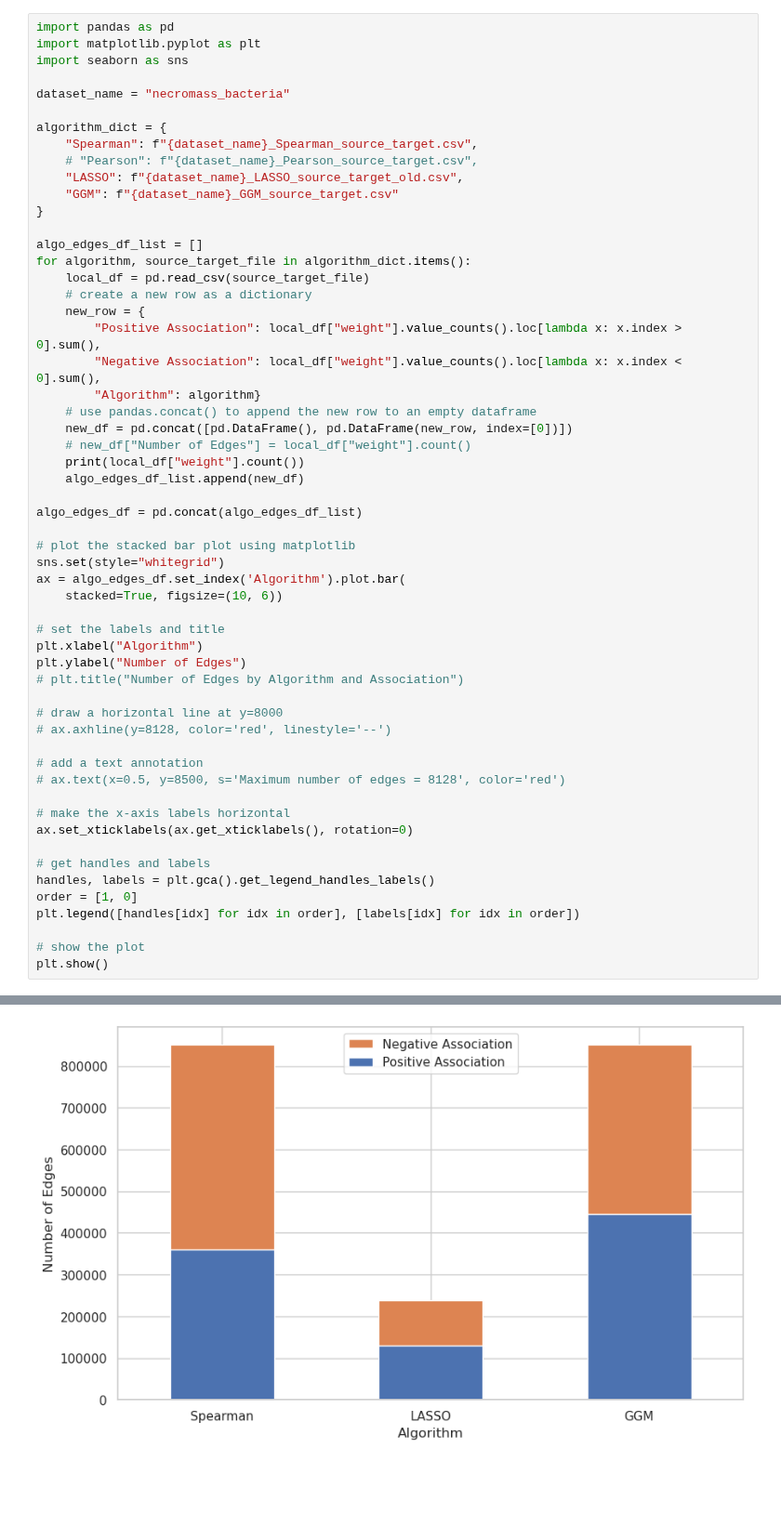
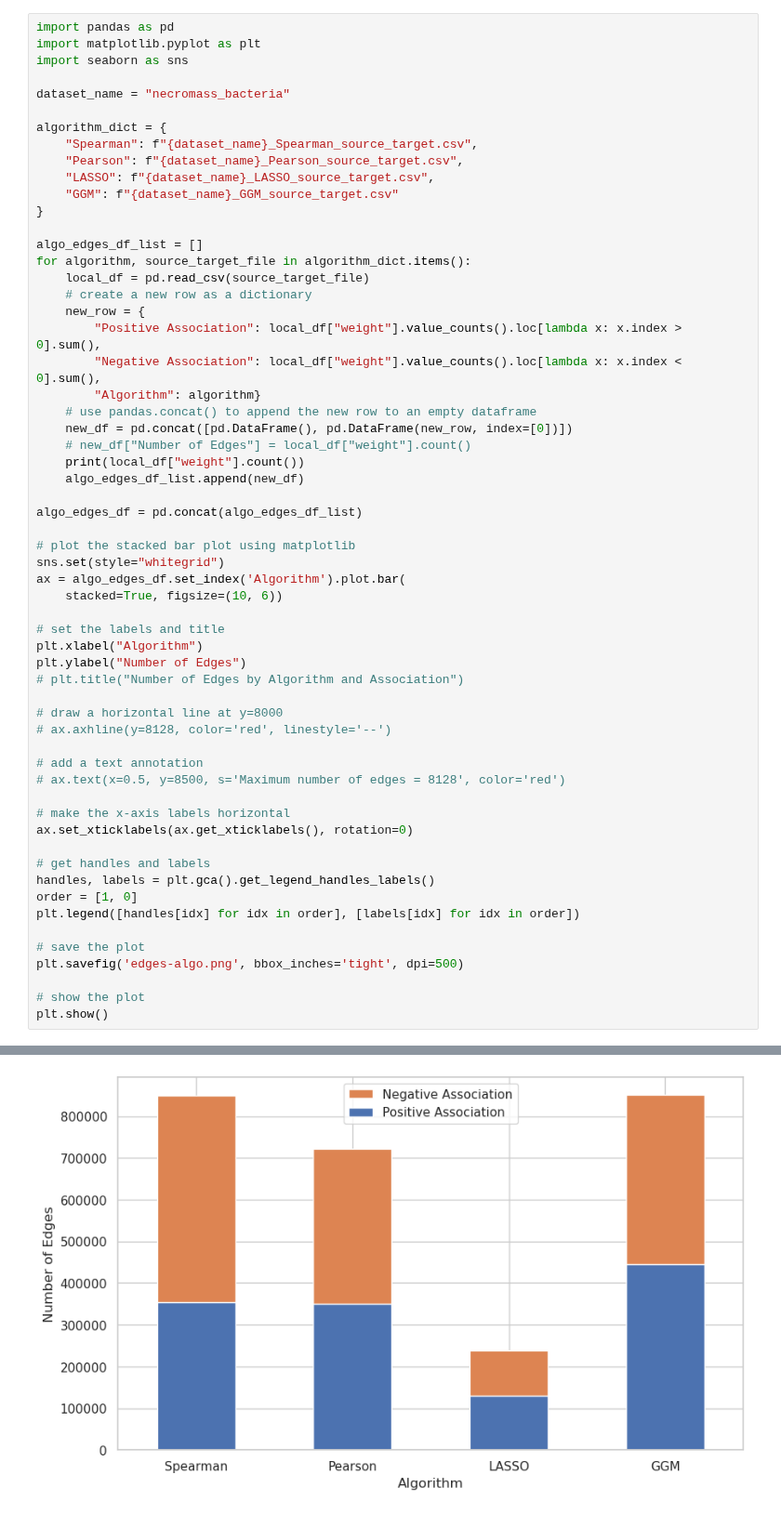
Before and after one commit to EngineerDanny/CS685-Microbe-Network-Research-Code, a Jupyter notebook: model_stw/analyze_script.ipynb, the cells around one changed output, grey strips where cells are left out. Shown at 93% size. Saved outputs shown, nothing was run; the diff lists cells and outputs as text; blank space fills up the shorter version.

```diff
--- a/model_stw/analyze_script.ipynb
+++ b/model_stw/analyze_script.ipynb
@@ -7,8 +7,8 @@ dataset_name = "necromass_bacteria"
 
 algorithm_dict = {
     "Spearman": f"{dataset_name}_Spearman_source_target.csv",
-    # "Pearson": f"{dataset_name}_Pearson_source_target.csv",
-    "LASSO": f"{dataset_name}_LASSO_source_target_old.csv",
+    "Pearson": f"{dataset_name}_Pearson_source_target.csv",
+    "LASSO": f"{dataset_name}_LASSO_source_target.csv",
     "GGM": f"{dataset_name}_GGM_source_target.csv"
 }
 
@@ -52,6 +52,9 @@ handles, labels = plt.gca().get_legend_handles_labels()
 order = [1, 0]
 plt.legend([handles[idx] for idx in order], [labels[idx] for idx in order])
 
+# save the plot
+plt.savefig('edges-algo.png', bbox_inches='tight', dpi=500)
+
 # show the plot
 plt.show()
 # %% [output]
@@ -60,2 +64,2 @@ plt.show()
 850860
-[figure, old version]
+[figure, new version]
```
Also changed, not shown: parts of 1 cell of this notebook, 2 other files.
